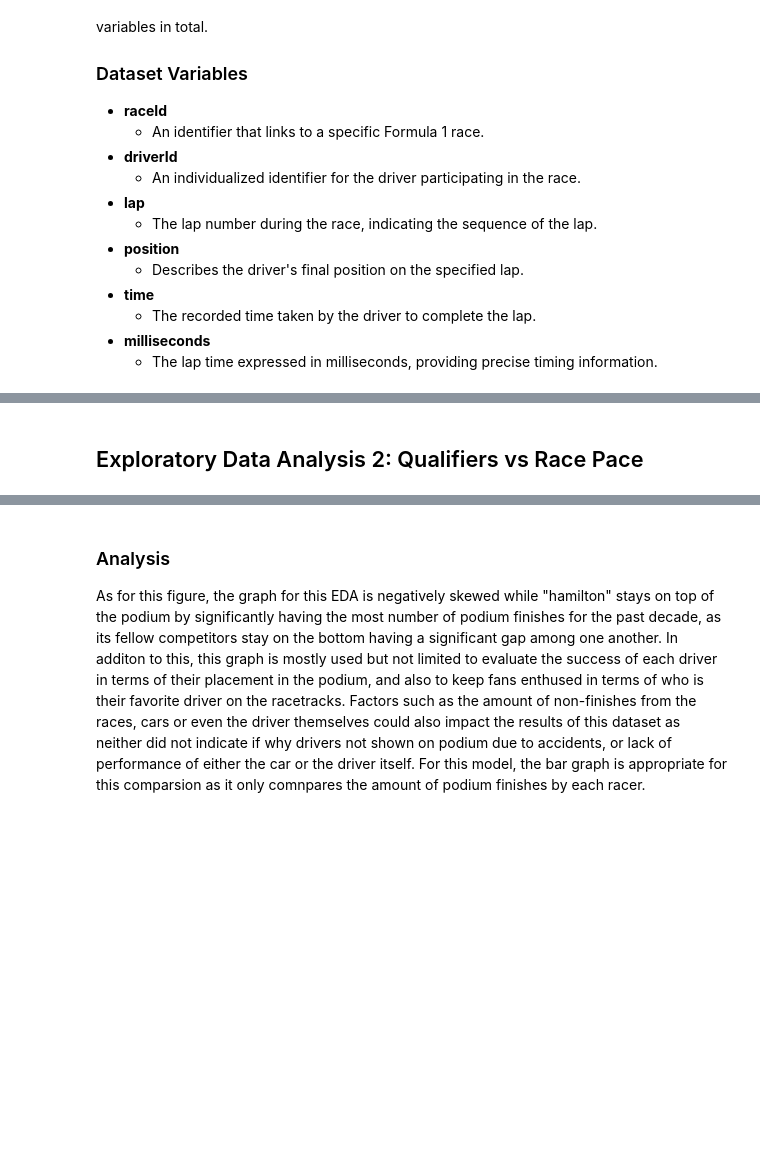
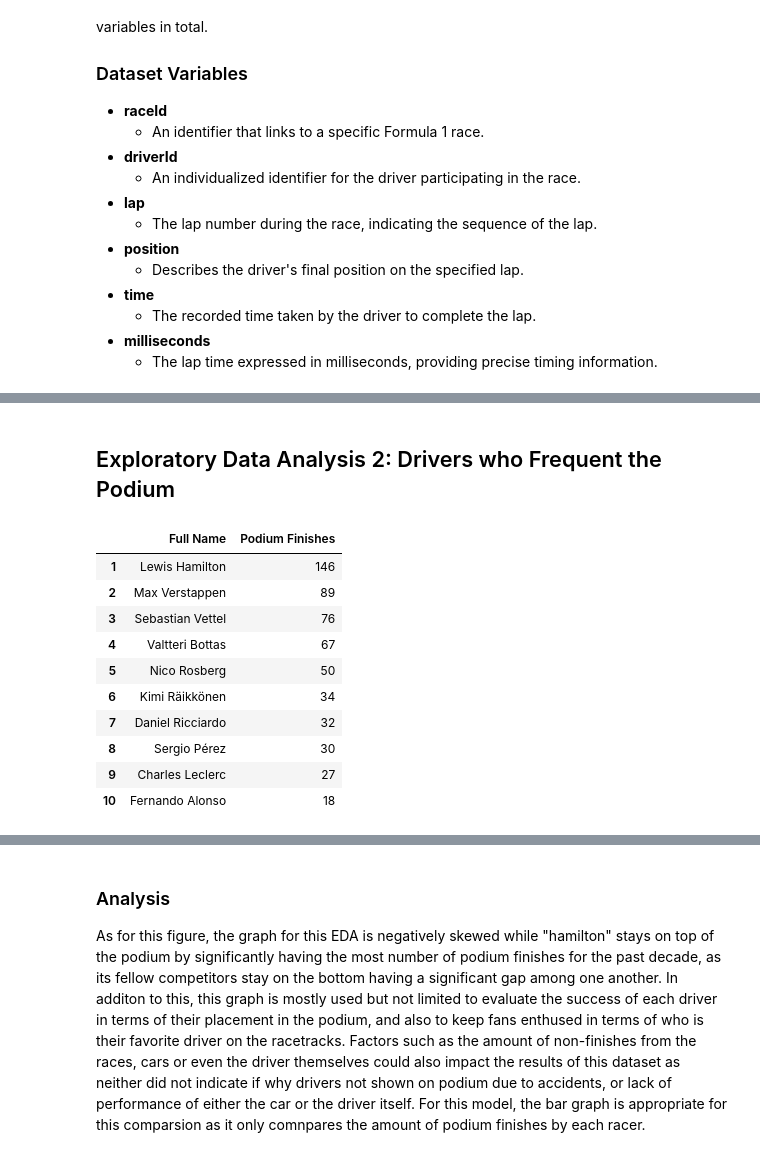
Before and after one commit to enzzzoooo/csmodel-formulaOne, a Jupyter notebook: formulaone-datadesc.ipynb, the cells around one changed output, grey strips where cells are left out. Saved outputs shown, nothing was run; the diff lists cells and outputs as text; code cells hidden in the pictures; blank space fills up the shorter version.

```diff
--- a/formulaone-datadesc.ipynb
+++ b/formulaone-datadesc.ipynb
@@ -300,3 +245,32 @@ For this data analysis, the graph for this EDA is positively correlated between
 # %% [markdown]
-## Exploratory Data Analysis 2: Qualifiers vs Race Pace
+## Exploratory Data Analysis 2: Drivers who Frequent the Podium
+# %%
+# Exploratory Data Analysis (EDA) 2
+
+## Analysis of Podium Finishes by F1 Drivers in the Last 10 Years
+
+drivers = pd.read_csv('drivers.csv')
+drivers_results = pd.merge(recent_results, drivers, on='driverId', how='inner')
+podium_results = drivers_results[drivers_results['position'] <= 3]
+podium_frequency = podium_results['driverRef'].value_counts()
+podium_frequency = podium_frequency.reset_index()
+podium_frequency = podium_frequency.merge(drivers[['driverRef', 'surname', 'forename']], on='driverRef')
+podium_frequency['Full Name'] = podium_frequency['forename'].str.cat(podium_frequency['surname'], sep=' ')
+podium_frequency.columns = ['Driver', 'Podium Finishes', 'Surname', 'Forename', 'Full Name']
+podium_frequency = podium_frequency.drop(columns=['Driver', 'Surname', 'Forename'])
+podium_frequency = podium_frequency[['Full Name', 'Podium Finishes']]
+podium_frequency.index += 1
+podium_frequency.head(10)
+# %% [output]
+|  | Full Name | Podium Finishes |
+| 1 | Lewis Hamilton | 146 |
+| 2 | Max Verstappen | 89 |
+| 3 | Sebastian Vettel | 76 |
+| 4 | Valtteri Bottas | 67 |
+| 5 | Nico Rosberg | 50 |
+| 6 | Kimi Räikkönen | 34 |
+| 7 | Daniel Ricciardo | 32 |
+| 8 | Sergio Pérez | 30 |
+| 9 | Charles Leclerc | 27 |
+| 10 | Fernando Alonso | 18 |
 # %%
```
Also changed, not shown: parts of 23 cells of this notebook.
